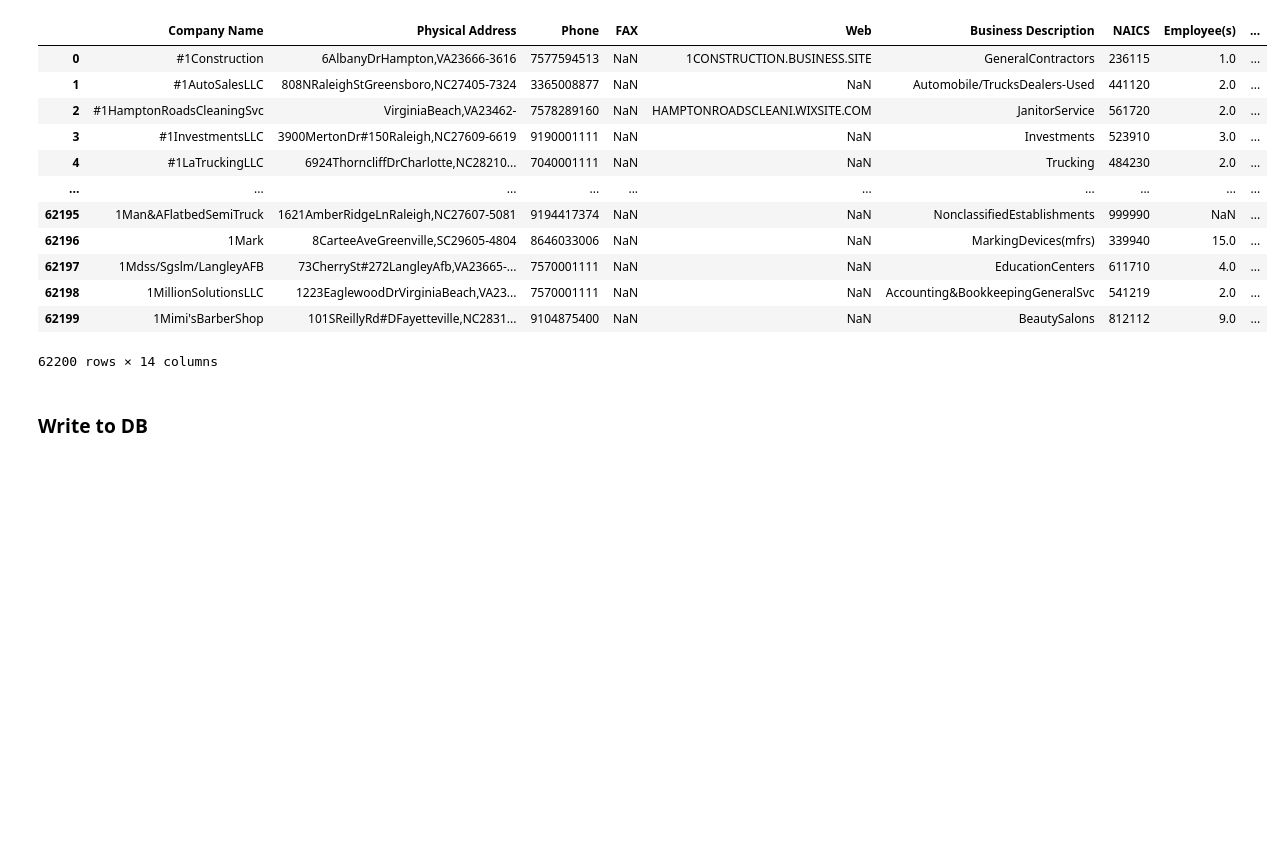
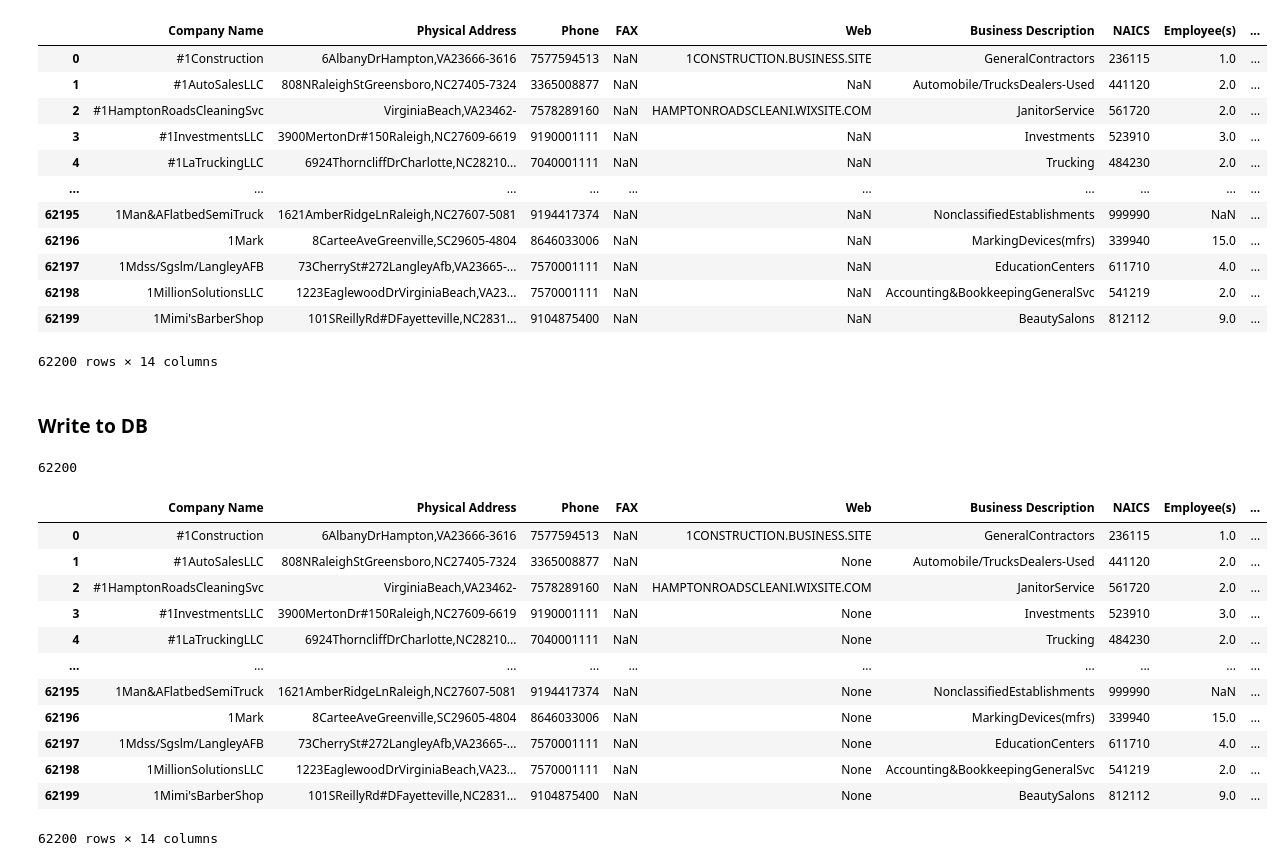
Before and after one commit to SEANPNEX/NCCP, a Jupyter notebook: data_access/Business_data_access.ipynb, the cells around one changed output. Saved outputs shown, nothing was run; the diff lists cells and outputs as text; code cells hidden in the pictures; blank space fills up the shorter version.

```diff
--- a/data_access/Business_data_access.ipynb
+++ b/data_access/Business_data_access.ipynb
@@ -294,3 +294,25 @@ df
 # %%
 conn = sqlite3.connect("./NCCP.db")
 cur = conn.cursor()
+# %%
+df.to_sql("Business", conn, if_exists="replace", index=False)
+# %% [output]
+62200
+# %%
+pd.read_sql("""
+    SELECT * from Business
+""", conn)
+# %% [output]
+|  | Company Name | Physical Address | Phone | FAX | Web | Business Description | NAICS | Employee(s) | ... |
+| 0 | #1Construction | 6AlbanyDrHampton,VA23666-3616 | 7577594513 | NaN | 1CONSTRUCTION.BUSINESS.SITE | GeneralContractors | 236115 | 1.0 | ... |
+| 1 | #1AutoSalesLLC | 808NRaleighStGreensboro,NC27405-7324 | 3365008877 | NaN | None | Automobile/TrucksDealers-Used | 441120 | 2.0 | ... |
+| 2 | #1HamptonRoadsCleaningSvc | VirginiaBeach,VA23462- | 7578289160 | NaN | HAMPTONROADSCLEANI.WIXSITE.COM | JanitorService | 561720 | 2.0 | ... |
+| 3 | #1InvestmentsLLC | 3900MertonDr#150Raleigh,NC27609-6619 | 9190001111 | NaN | None | Investments | 523910 | 3.0 | ... |
+| 4 | #1LaTruckingLLC | 6924ThorncliffDrCharlotte,NC28210... | 7040001111 | NaN | None | Trucking | 484230 | 2.0 | ... |
+| ... | ... | ... | ... | ... | ... | ... | ... | ... | ... |
+| 62195 | 1Man&AFlatbedSemiTruck | 1621AmberRidgeLnRaleigh,NC27607-5081 | 9194417374 | NaN | None | NonclassifiedEstablishments | 999990 | NaN | ... |
+| 62196 | 1Mark | 8CarteeAveGreenville,SC29605-4804 | 8646033006 | NaN | None | MarkingDevices(mfrs) | 339940 | 15.0 | ... |
+| 62197 | 1Mdss/Sgslm/LangleyAFB | 73CherrySt#272LangleyAfb,VA23665-... | 7570001111 | NaN | None | EducationCenters | 611710 | 4.0 | ... |
+| 62198 | 1MillionSolutionsLLC | 1223EaglewoodDrVirginiaBeach,VA23... | 7570001111 | NaN | None | Accounting&BookkeepingGeneralSvc | 541219 | 2.0 | ... |
+| 62199 | 1Mimi'sBarberShop | 101SReillyRd#DFayetteville,NC2831... | 9104875400 | NaN | None | BeautySalons | 812112 | 9.0 | ... |
+62200 rows × 14 columns
```
Also changed, not shown: 1 other file.
